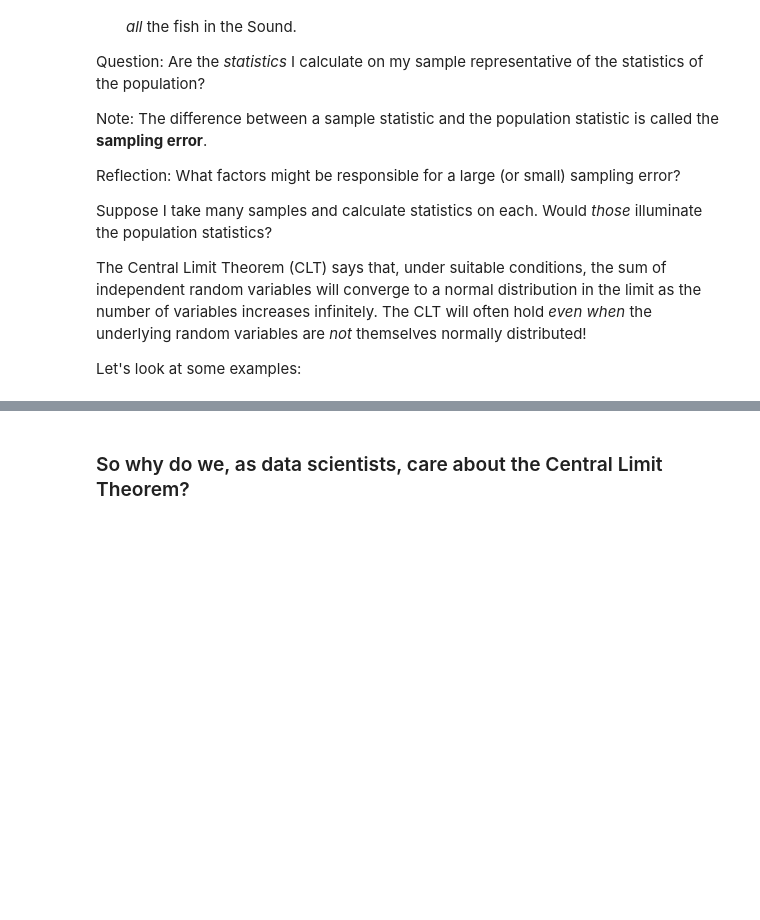
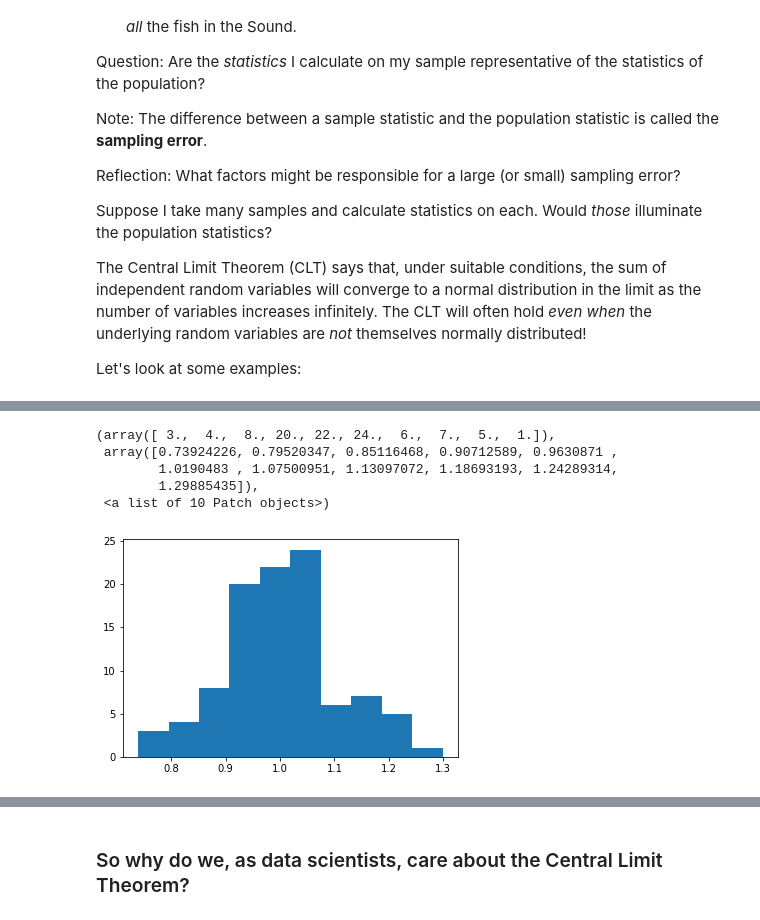
Before and after one commit to learn-co-students/central_limit_theorem_ds-seattle, a Jupyter notebook: on_the_central_limit_theorem.ipynb, the cells around one changed output, grey strips where cells are left out. Cells and saved outputs as stored; diff of their text form; code cells hidden in the pictures; blank space fills up the shorter version.

```diff
--- a/on_the_central_limit_theorem.ipynb
+++ b/on_the_central_limit_theorem.ipynb
@@ -38,3 +38,10 @@ plt.hist(test, bins=40);
 # Let's look at the means of samples from this exponential distribution
 # I won't bother specifying a random state this time.
 # Let's also experiment with the number of samples we draw.
+
+means = []
+
+for _ in range(100):
+    means.append(np.mean(stats.expon.rvs(size=100)))
+
+means
@@ -41,5 +66,14 @@ plt.hist(test, bins=40);
 # %%
 # Let's make a histogram. Suppose we choose about 50 bins.
+
+plt.hist(means)
+# %% [output]
+(array([ 3.,  4.,  8., 20., 22., 24.,  6.,  7.,  5.,  1.]),
+ array([0.73924226, 0.79520347, 0.85116468, 0.90712589, 0.9630871 ,
+        1.0190483 , 1.07500951, 1.13097072, 1.18693193, 1.24289314,
+        1.29885435]),
+ <a list of 10 Patch objects>)
+[figure, added]
 # %%
 # Now let's try the same thing for binomial random variates.
 # We'll use 100 single trials. We can tinker with p.
```
Also changed, not shown: parts of 10 cells of this notebook, 1 other file.
